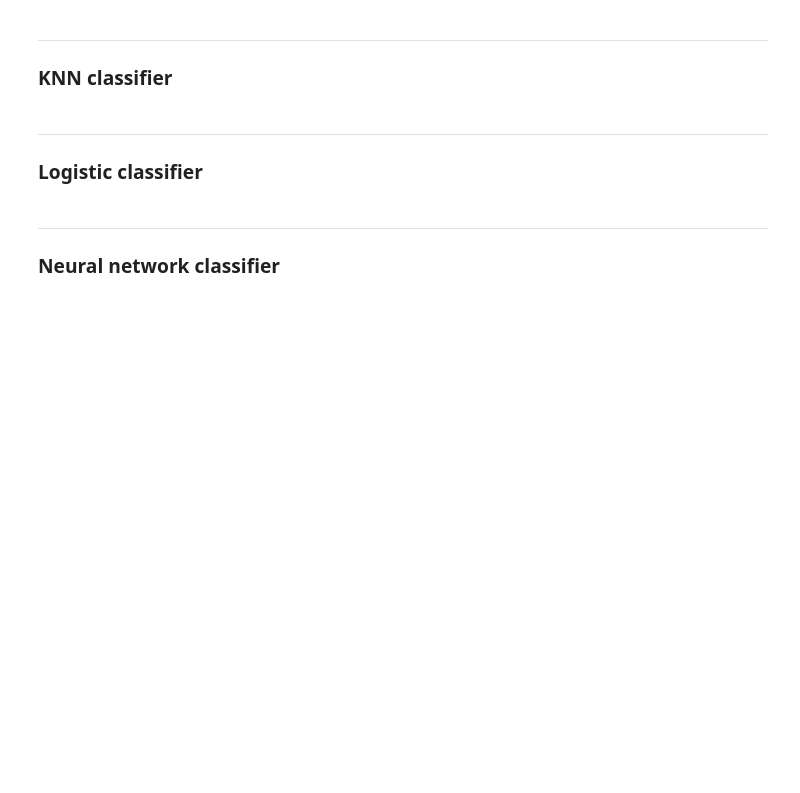
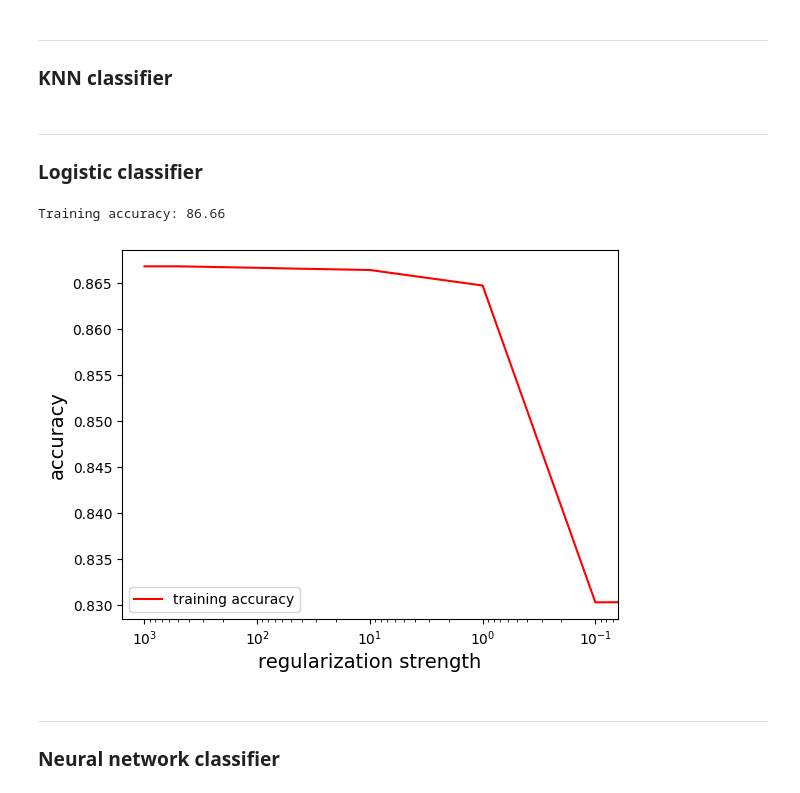
Before and after one commit to MiaNguyen912/cs178-IMDb-movie-reviews-classification--final-project-, a Jupyter notebook: IMDb_Movie_Reviews.ipynb, the cells around one changed output. Saved outputs shown, nothing was run; the diff lists cells and outputs as text; code cells hidden in the pictures; blank space fills up the shorter version.

Commit message:
partially completed logistic classifier

```diff
--- a/IMDb_Movie_Reviews.ipynb
+++ b/IMDb_Movie_Reviews.ipynb
@@ -327,3 +337,49 @@ plt.show()
+# %%
+logistic_classifier, _ = logistic_classification(X_train_vectorized, y_train)
+# %% [output]
+Training accuracy: 86.66
+# %%
+def regularization(X, y):
+    coefs_ = []
+    train_accuracies = []
+    cs = [0, 0.1, 1, 10, 50, 100, 500, 1000]
+
+    ### YOUR CODE STARTS HERE ###
+    for c in cs:
+        # Specify the logistic classifier model
+        if c == 0:
+            classifier = LogisticRegression(penalty=None, fit_intercept=True)
+        else:
+            # Refer https://scikit-learn.org/stable/modules/generated/sklearn.linear_model.LogisticRegression.html
+            # to see which argument can adjust the regularization strength,
+            # Additionally, please use 'l1' penalty type, 'liblinear' solver and enable fit_intercept
+            classifier = LogisticRegression(penalty='l1', solver='liblinear', fit_intercept=True, C=c)
+
+        classifier.fit(X, y)
+
+        # log model coefficients
+        coefs_.append(classifier.coef_)
+
+        # Training
+        train_predictions = classifier.predict(X)
+        train_accuracy = accuracy_score(y, train_predictions)
+        train_accuracies.append(train_accuracy)
+
+    fig, axes = plt.subplots()
+    axes.xaxis.set_inverted(True)
+    axes.semilogx(cs, train_accuracies, color='red', label='training accuracy')
+    # axes.semilogx(cs, test_accuracies, color='blue', label='testing accuracy')
+
+    axes.set_xlabel('regularization strength', fontsize=14)
+    axes.set_ylabel('accuracy', fontsize=14)
+
+    axes.legend()
+
+    return train_accuracies, coefs_
+# %%
+train_accuracies, coefs = regularization(X_train_vectorized, y_train)
+# %% [output]
+[figure, added]
 # %% [markdown]
 ---
 ### Neural network classifier
```
Also changed, not shown: parts of 3 cells of this notebook.
